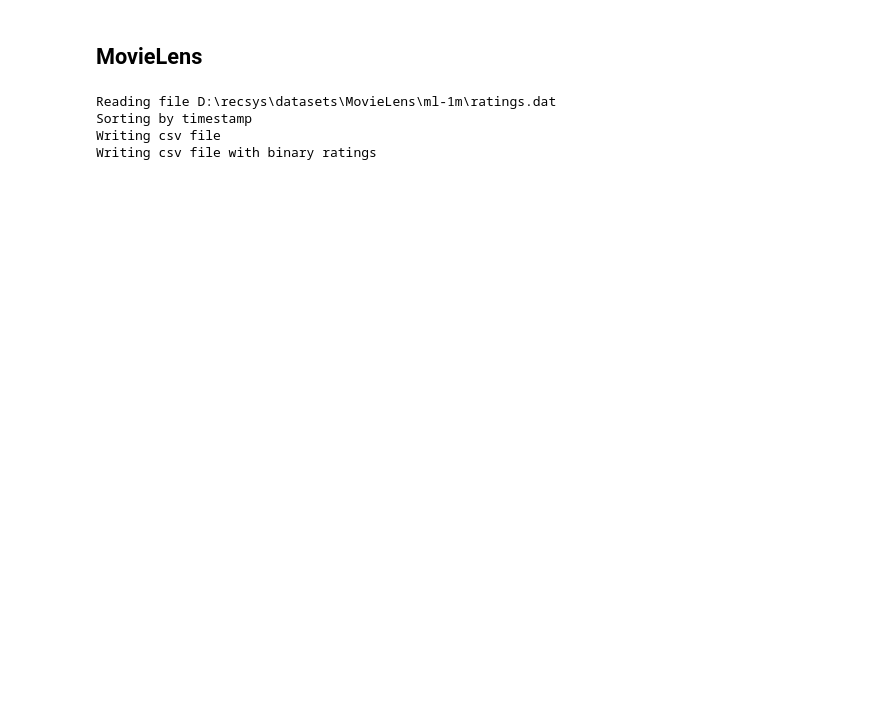
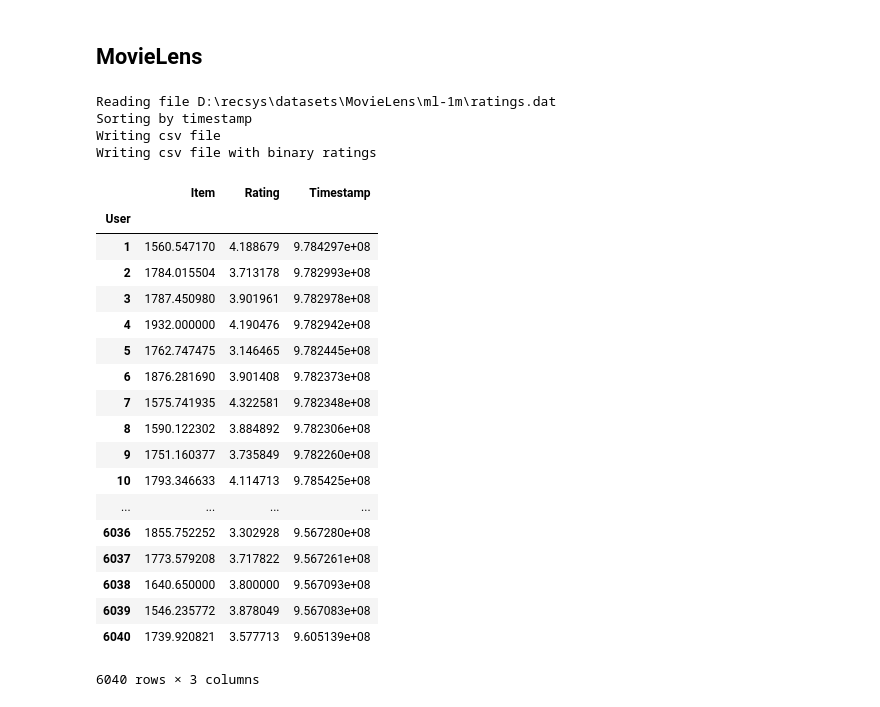
Before and after one commit to eduferreiraj/flurs, a Jupyter notebook: tools/dataset_converter.ipynb, the cells around one changed output. Saved outputs shown, nothing was run; the diff lists cells and outputs as text; code cells hidden in the pictures; blank space fills up the shorter version.

```diff
--- a/tools/dataset_converter.ipynb
+++ b/tools/dataset_converter.ipynb
@@ -43,3 +43,25 @@ Reading file D:\recsys\datasets\MovieLens\ml-1m\ratings.dat
 Sorting by timestamp
 Writing csv file
 Writing csv file with binary ratings
+# %%
+df.groupby(['User']).mean()
+# %% [output]
+|  | Item | Rating | Timestamp |
+| User |  |  |  |
+| 1 | 1560.547170 | 4.188679 | 9.784297e+08 |
+| 2 | 1784.015504 | 3.713178 | 9.782993e+08 |
+| 3 | 1787.450980 | 3.901961 | 9.782978e+08 |
+| 4 | 1932.000000 | 4.190476 | 9.782942e+08 |
+| 5 | 1762.747475 | 3.146465 | 9.782445e+08 |
+| 6 | 1876.281690 | 3.901408 | 9.782373e+08 |
+| 7 | 1575.741935 | 4.322581 | 9.782348e+08 |
+| 8 | 1590.122302 | 3.884892 | 9.782306e+08 |
+| 9 | 1751.160377 | 3.735849 | 9.782260e+08 |
+| 10 | 1793.346633 | 4.114713 | 9.785425e+08 |
+| ... | ... | ... | ... |
+| 6036 | 1855.752252 | 3.302928 | 9.567280e+08 |
+| 6037 | 1773.579208 | 3.717822 | 9.567261e+08 |
+| 6038 | 1640.650000 | 3.800000 | 9.567093e+08 |
+| 6039 | 1546.235772 | 3.878049 | 9.567083e+08 |
+| 6040 | 1739.920821 | 3.577713 | 9.605139e+08 |
+6040 rows × 3 columns
```
Also changed, not shown: 8 other files.
